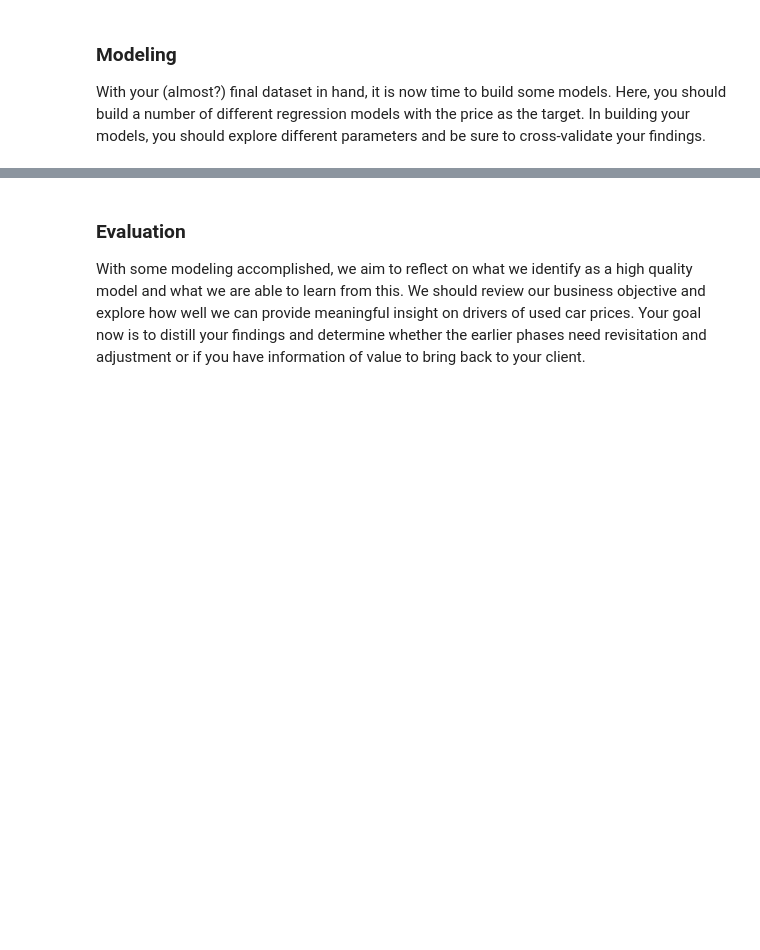
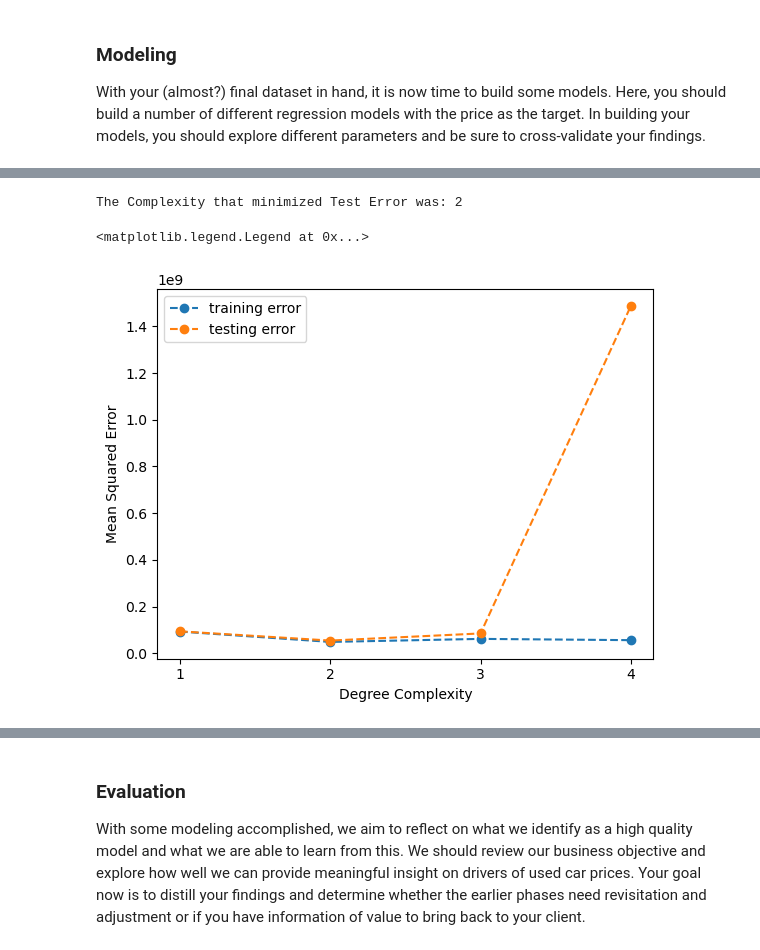
Before and after one commit to ngratzi/car_analysis, a Jupyter notebook: prompt_II.ipynb, the cells around one changed output, grey strips where cells are left out. Saved outputs shown, nothing was run; the diff lists cells and outputs as text; code cells hidden in the pictures; blank space fills up the shorter version.

```diff
--- a/prompt_II.ipynb
+++ b/prompt_II.ipynb
@@ -832,0 +413,27 @@ something else
+# %%
+trainErrors = []
+testErrors = []
+
+for i in range(1, 5):
+
+    pipe = Pipeline([
+        ("poly_transform", PolynomialFeatures(degree=i, include_bias=False)),
+        ("model_regression", LinearRegression())
+    ])
+
+    pipe.fit(X_train, y_train)
+
+    trainErrors.append(mean_squared_error(pipe.predict(X_train), y_train))
+    testErrors.append(mean_squared_error(pipe.predict(X_test), y_test))
+# %%
+print(f'The Complexity that minimized Test Error was: {testErrors.index(min(testErrors)) + 1}')
+plt.plot(range(1, 5), trainErrors, '--o', label = 'training error')
+plt.plot(range(1, 5), testErrors, '--o', label = 'testing error')
+plt.xticks(range(1, 5), range(1, 5))
+plt.xlabel('Degree Complexity')
+plt.ylabel('Mean Squared Error')
+plt.legend()
+# %% [output]
+The Complexity that minimized Test Error was: 2
+<matplotlib.legend.Legend at 0x...>
+[figure, added]
```
Also changed, not shown: parts of 71 cells of this notebook.
